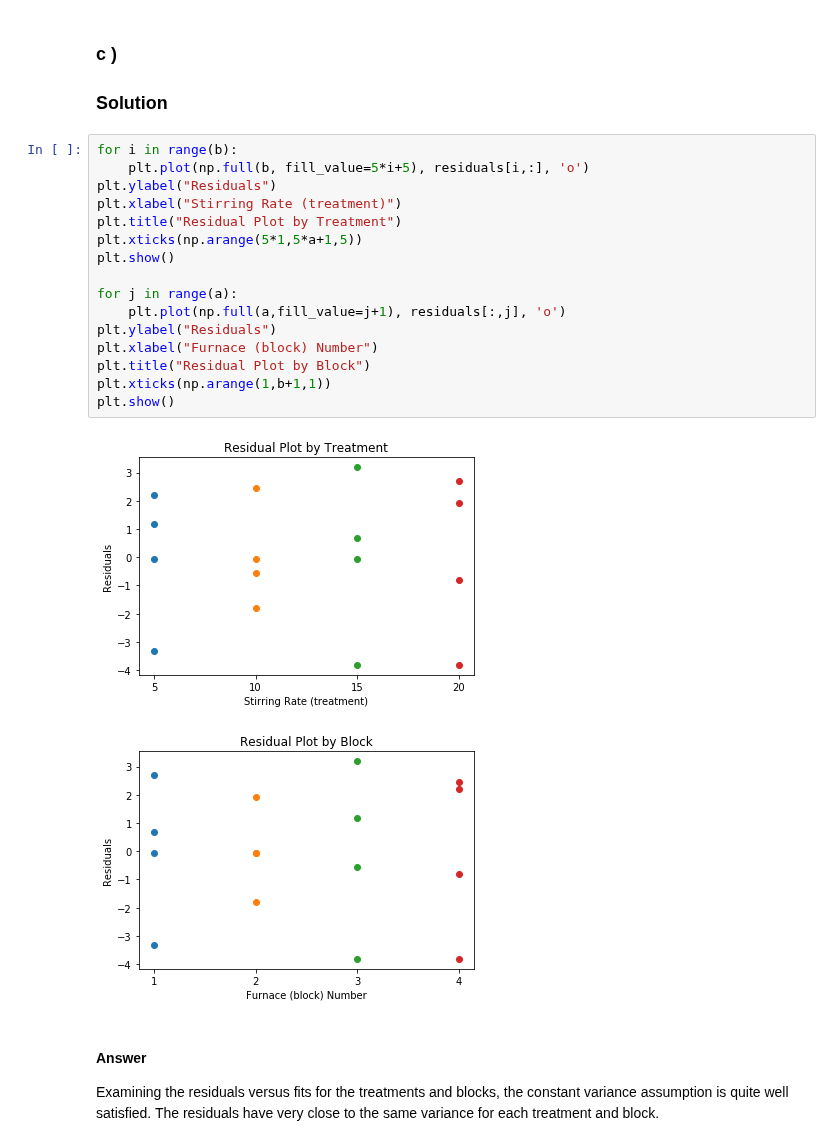
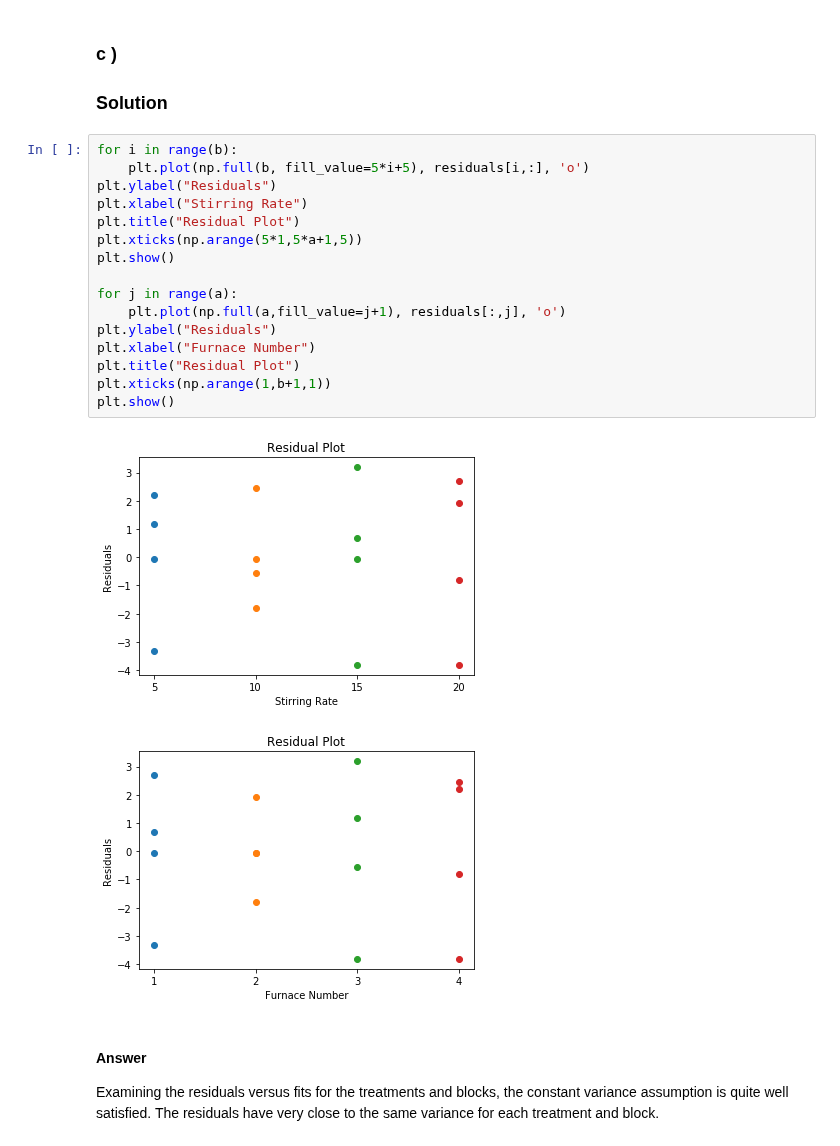
Before and after one commit to mwnewlin/AFIT, a Jupyter notebook: CSCE 554/Newlin_hw4_CSCE554.ipynb, the cells around one changed output. Cells and saved outputs as stored; diff of their text form.

```diff
--- a/CSCE 554/Newlin_hw4_CSCE554.ipynb
+++ b/CSCE 554/Newlin_hw4_CSCE554.ipynb
@@ -341,22 +341,22 @@ The residuals here appear to have a slight snaking pattern along with a couple o
 # %%
 for i in range(b):
     plt.plot(np.full(b, fill_value=5*i+5), residuals[i,:], 'o')
 plt.ylabel("Residuals")
-plt.xlabel("Stirring Rate (treatment)")
-plt.title("Residual Plot by Treatment")
+plt.xlabel("Stirring Rate")
+plt.title("Residual Plot")
 plt.xticks(np.arange(5*1,5*a+1,5))
 plt.show()
 
 for j in range(a):
     plt.plot(np.full(a,fill_value=j+1), residuals[:,j], 'o')
 plt.ylabel("Residuals")
-plt.xlabel("Furnace (block) Number")
-plt.title("Residual Plot by Block")
+plt.xlabel("Furnace Number")
+plt.title("Residual Plot")
 plt.xticks(np.arange(1,b+1,1))
 plt.show()
 # %% [output]
-[figure, old version]
+[figure, new version]
-[figure, old version]
+[figure, new version]
 # %% [markdown]
 #### Answer
 Examining the residuals versus fits for the treatments and blocks, the constant variance assumption is quite well satisfied. The residuals have very close to the same variance for each treatment and block.
```
Also changed, not shown: parts of 10 cells of this notebook, 4 other files.
